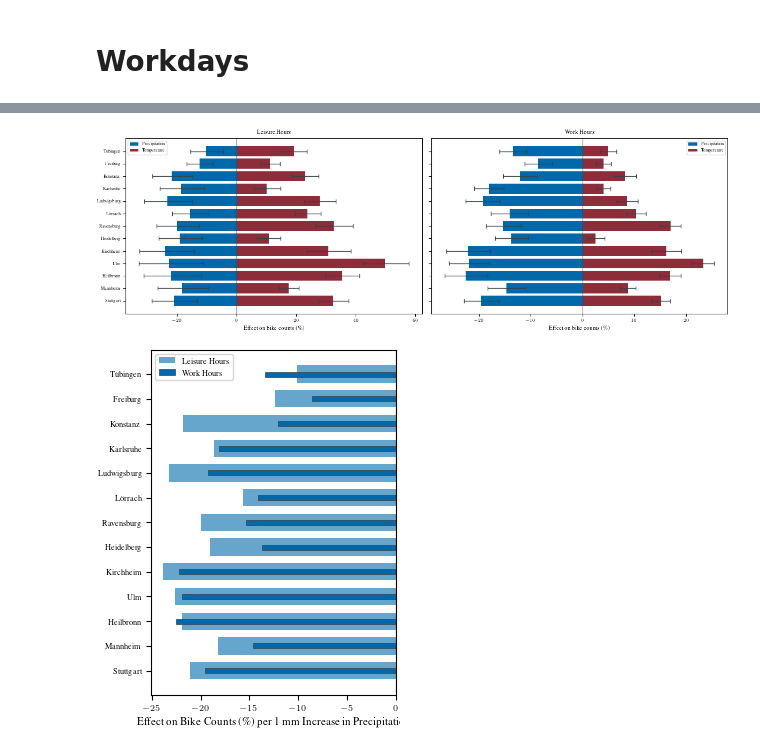
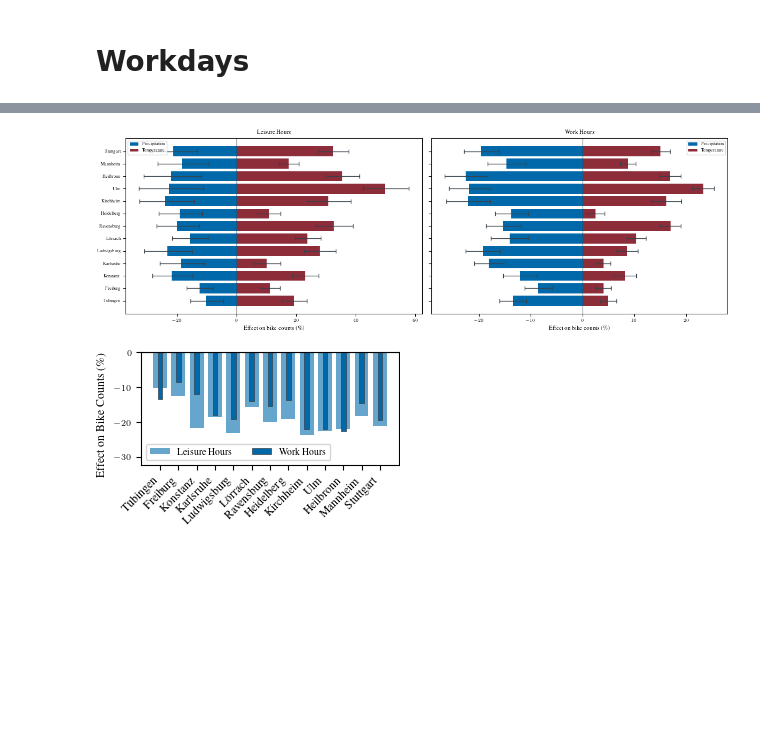
Before and after one commit to lohrynn/tuecycle, a Jupyter notebook: exp/regression.ipynb, the cells around one changed output, grey strips where cells are left out. Cells and saved outputs as stored; diff of their text form; code cells hidden in the pictures; blank space fills up the shorter version.

```diff
--- a/exp/regression.ipynb
+++ b/exp/regression.ipynb
@@ -946,19 +834,19 @@ for city in cities:
 plt.rcParams.update(bundles.icml2024(column="full", nrows=1, ncols=2))
 
 cities_sorted = [
+    "tuebingen",
+    "freiburg",
+    "konstanz",
+    "karlsruhe",
+    "ludwigsburg",
+    "loerrach",
+    "ravensburg",
+    "heidelberg",
+    "kirchheim",
+    "ulm",
+    "heilbronn",
+    "mannheim",
     "stuttgart",
-    "mannheim",
-    "heilbronn",
-    "ulm",
-    "kirchheim",
-    "heidelberg",
-    "ravensburg",
-    "loerrach",
-    "ludwigsburg",
-    "karlsruhe",
-    "konstanz",
-    "freiburg",
-    "tuebingen",
 ]
 
 cities_names = [city.capitalize().replace("oe", "ö").replace("ue", "ü") for city in cities_sorted]
@@ -1039,43 +927,35 @@ plt.show()
 
 fig.savefig("city_ranking_leisure_vs_work.pdf")
 # %% [output]
-[figure, old version]
+[figure, new version]
 # %%
-# Precipitation effects: Leisure vs Work (overlapping bars)
-plt.rcParams.update(bundles.icml2024(column="half", nrows=2, ncols=1))
+plt.rcParams.update(bundles.icml2024(column="half", nrows=1, ncols=1))
 
 fig, ax = plt.subplots()
 
-# Bar heights
-bar_height_leisure = 0.7
-bar_height_work = 0.2
+bar_width_leisure = 0.75
+bar_width_work = 0.25
 
-y_pos = np.arange(len(cities_sorted))
+x_pos = np.arange(len(cities_sorted))
 
-# Leisure hours (wider bar, behind)
-ax.barh(y_pos, leisure_rain, height=bar_height_leisure, color=tue_blue, alpha=0.6, label="Leisure Hours")
+ax.bar(x_pos, leisure_rain, width=bar_width_leisure, color=tue_blue, alpha=0.6, label="Leisure Hours")
+ax.bar(x_pos, work_rain, width=bar_width_work, color=tue_blue, alpha=1.0, label="Work Hours", edgecolor=tue_dark, linewidth=0.5)
 
-# Work hours (thinner bar, in front)
-ax.barh(y_pos, work_rain, height=bar_height_work, color=tue_blue, alpha=1.0, label="Work Hours", edgecolor=tue_dark, linewidth=0.5)
+leisure_rain_yerr = np.vstack([leisure_rain - leisure_rain_lower, leisure_rain_upper - leisure_rain])
+work_rain_yerr = np.vstack([work_rain - work_rain_lower, work_rain_upper - work_rain])
 
-# Error bars for both
-leisure_rain_xerr = np.vstack([leisure_rain - leisure_rain_lower, leisure_rain_upper - leisure_rain])
-work_rain_xerr = np.vstack([work_rain - work_rain_lower, work_rain_upper - work_rain])
-
-# ax.errorbar(leisure_rain, y_pos + 0.15, xerr=leisure_rain_xerr, fmt="none", ecolor=tue_dark, capsize=2, linewidth=0.8, alpha=0.7)
-# ax.errorbar(work_rain, y_pos - 0.15, xerr=work_rain_xerr, fmt="none", ecolor=tue_dark, capsize=2, linewidth=0.8)
-
-ax.set_yticks(y_pos)
-ax.set_yticklabels(cities_names)
-ax.set_xlabel("Effect on Bike Counts (\%) per 1 mm Increase in Precipitation")
-ax.axvline(0, color=tue_dark, linewidth=0.8)
-ax.legend(loc="upper left")
+ax.set_xticks(x_pos)
+ax.set_xticklabels(cities_names, rotation=45, ha='right', fontsize=8.5)
+ax.set_ylim(-32.5, 0)
+ax.set_ylabel("Effect on Bike Counts (\%)", size=8.5, loc ='top')
+ax.axhline(0, color=tue_dark, linewidth=0.8)
+ax.legend(loc="lower left", ncol=2)
 
 plt.tight_layout()
 plt.show()
 
 fig.savefig("city_ranking_precipitation_leisure_vs_work.pdf", bbox_inches='tight')
 # %% [output]
-[figure, old version]
+[figure, new version]
 # %%
 # Temperature effects: Leisure vs Work (overlapping bars)
```
Also changed, not shown: parts of 13 cells of this notebook, 5 other files.
